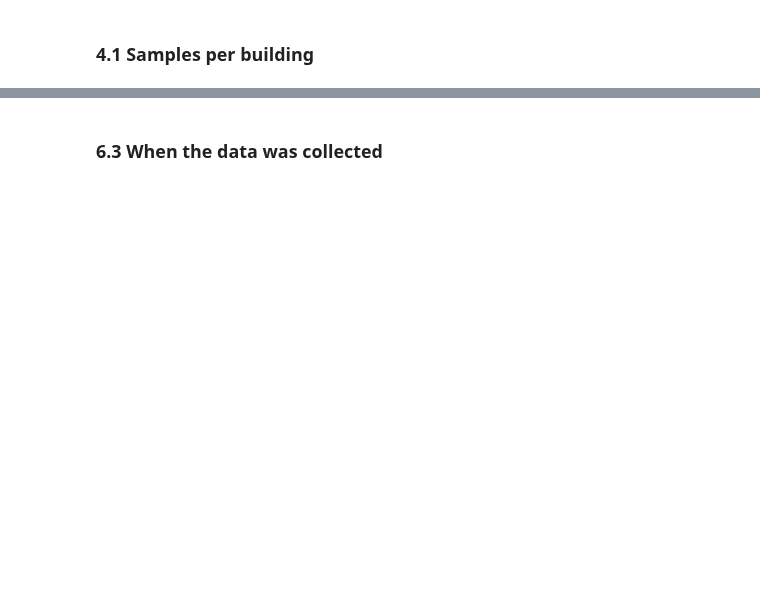
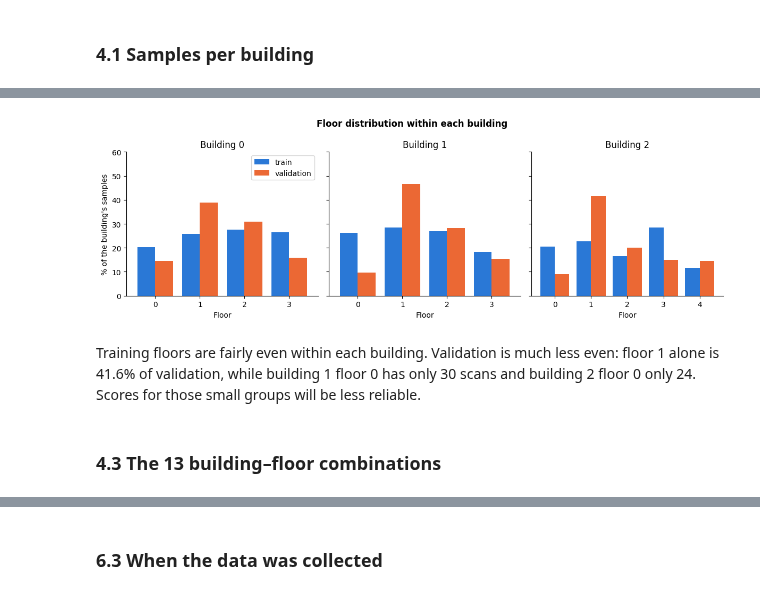
Before and after one commit to Hashicy/indoor-wifi-positioning, a Jupyter notebook: notebooks/01_dataset_eda.ipynb, the cells around one changed output, grey strips where cells are left out. Cells and saved outputs as stored; diff of their text form; code cells hidden in the pictures; blank space fills up the shorter version.

```diff
--- a/notebooks/01_dataset_eda.ipynb
+++ b/notebooks/01_dataset_eda.ipynb
@@ -206,0 +149,11 @@ Train rows with floor 4 outside building 2: 0
+# %%
+print("Train buildings:", sorted(train["BUILDINGID"].unique().tolist()), " floors:", sorted(train["FLOOR"].unique().tolist()))
+print("Validation buildings:", sorted(val["BUILDINGID"].unique().tolist()), " floors:", sorted(val["FLOOR"].unique().tolist()))
+print()
+for b in [0, 1, 2]:
+    floors_tr = sorted(train[train["BUILDINGID"] == b]["FLOOR"].unique().tolist())
+    floors_va = sorted(val[val["BUILDINGID"] == b]["FLOOR"].unique().tolist())
+    print(f"Building {b} floors - train: {floors_tr}, validation: {floors_va}")
+
+wrong = train[(train["FLOOR"] == 4) & (train["BUILDINGID"] != 2)]
+print("\nRows with floor 4 outside building 2:", len(wrong))
@@ -821,17 +291,0 @@ errors at those scans; Member 5 can check this in the failure analysis.
-# %%
-from scipy.spatial import cKDTree
-
-# Distance from each validation scan to the nearest training reference point on the same building and floor.
-# This uses validation coordinates only to DESCRIBE coverage; it is not used to train or tune anything.
-gaps = []
-for (b, f), v in val.groupby(["BUILDINGID", "FLOOR"]):
-    t = pts_tr[(pts_tr["BUILDINGID"] == b) & (pts_tr["FLOOR"] == f)]
-    tree = cKDTree(t[["LONGITUDE", "LATITUDE"]].values)
-    d, _ = tree.query(v[["LONGITUDE", "LATITUDE"]].values)
-    gaps.append(pd.DataFrame({"BUILDINGID": b, "FLOOR": f, "gap_m": d}))
-gaps = pd.concat(gaps, ignore_index=True)
-
-print("Distance (m) from a validation scan to the nearest training reference point, same floor:")
-print(gaps["gap_m"].describe(percentiles=[0.5, 0.9]).round(1).to_string())
-print(f"\nValidation scans more than 10 m from any training point: "
-      f"{(gaps['gap_m'] > 10).sum()} ({(gaps['gap_m'] > 10).mean() * 100:.1f}%)")
@@ -1052,0 +348,24 @@ misinterpret a new phone's systematic offset as a change of location.
+# %%
+fig, axes = plt.subplots(1, 3, figsize=(12, 4), sharey=True)
+for b in [0, 1, 2]:
+    tr = train[train["BUILDINGID"] == b]["FLOOR"].value_counts(normalize=True) * 100
+    va = val[val["BUILDINGID"] == b]["FLOOR"].value_counts(normalize=True) * 100
+    floors = pd.DataFrame({"train": tr, "validation": va}).sort_index().fillna(0)
+    floors.plot.bar(ax=axes[b], color=[BLUE, ORANGE], width=0.8, rot=0, legend=False)
+    axes[b].set_title(f"Building {b}")
+    axes[b].set_xlabel("Floor")
+axes[0].set_ylabel("% of the building's samples")
+axes[0].set_ylim(0, 60)
+axes[0].legend(loc="upper right")
+plt.suptitle("Floor distribution within each building", fontweight="bold")
+plt.tight_layout()
+plt.savefig(FIG + "eda_samples_per_floor.png", dpi=200, bbox_inches="tight")
+plt.show()
+# %% [output]
+[figure, added]
+# %% [markdown]
+Training floors are fairly even within each building. Validation is much less even: floor 1 alone is 41.6%
+of validation, while building 1 floor 0 has only 30 scans and building 2 floor 0 only 24. Scores for those
+small groups will be less reliable.
+# %% [markdown]
+### 4.3 The 13 building–floor combinations
```
Also changed, not shown: parts of 151 cells of this notebook, 18 other files.
